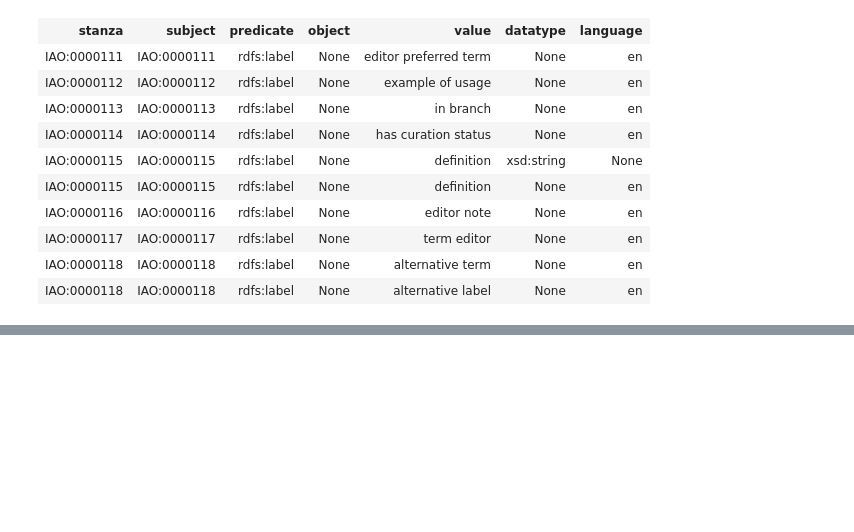
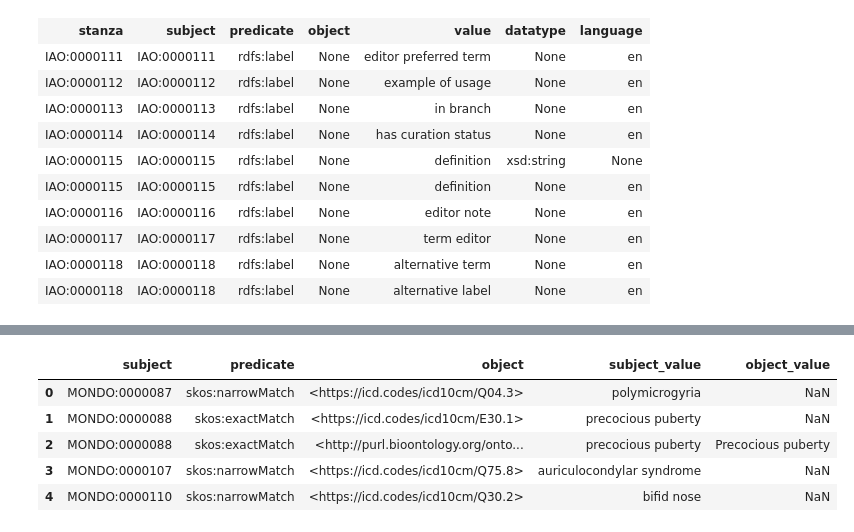
Before and after one commit to monarch-initiative/mondo-ingest, a Jupyter notebook: src/scripts/mappings.ipynb, the cells around one changed output, grey strips where cells are left out. Saved outputs shown, nothing was run; the diff lists cells and outputs as text; code cells hidden in the pictures; blank space fills up the shorter version.

```diff
--- a/src/scripts/mappings.ipynb
+++ b/src/scripts/mappings.ipynb
@@ -151,0 +166,4 @@ Done.
+# %%
+full_table_df_with_values = full_table_df[full_table_df['value'].values != None]
+subject_value_df = full_table_df_with_values[['subject', "value"]]
+subject_value_df.head()
@@ -151,0 +177,4 @@ Done.
+# %%
+cols_to_drop = ['stanza','value', 'datatype','language']
+mondo_2_icd_df_subset = mondo_2_icd_df.drop(columns=cols_to_drop)
+mondo_2_icd_df_subset.head()
@@ -151,0 +188,5 @@ Done.
+# %%
+mondo_2_icd_subset_with_values = mondo_2_icd_df_subset\
+                                .merge(subject_value_df, how="left", on="subject")\
+                                .rename(columns={'value': "subject_value"})
+mondo_2_icd_subset_with_values.head()
@@ -151,0 +200,14 @@ Done.
+# %%
+mondo_2_icd_values_df = mondo_2_icd_subset_with_values\
+                        .merge(subject_value_df, how="left", left_on="object", right_on="subject")\
+                        .rename(columns={'value': "object_value", "subject_x": "subject"})\
+                        .drop(columns=['subject_y'])
+
+mondo_2_icd_values_df.head()
+# %% [output]
+|  | subject | predicate | object | subject_value | object_value |
+| 0 | MONDO:0000087 | skos:narrowMatch | <https://icd.codes/icd10cm/Q04.3> | polymicrogyria | NaN |
+| 1 | MONDO:0000088 | skos:exactMatch | <https://icd.codes/icd10cm/E30.1> | precocious puberty | NaN |
+| 2 | MONDO:0000088 | skos:exactMatch | <http://purl.bioontology.org/onto... | precocious puberty | Precocious puberty |
+| 3 | MONDO:0000107 | skos:narrowMatch | <https://icd.codes/icd10cm/Q75.8> | auriculocondylar syndrome | NaN |
+| 4 | MONDO:0000110 | skos:narrowMatch | <https://icd.codes/icd10cm/Q30.2> | bifid nose | NaN |
```
Also changed, not shown: parts of 10 cells of this notebook.
